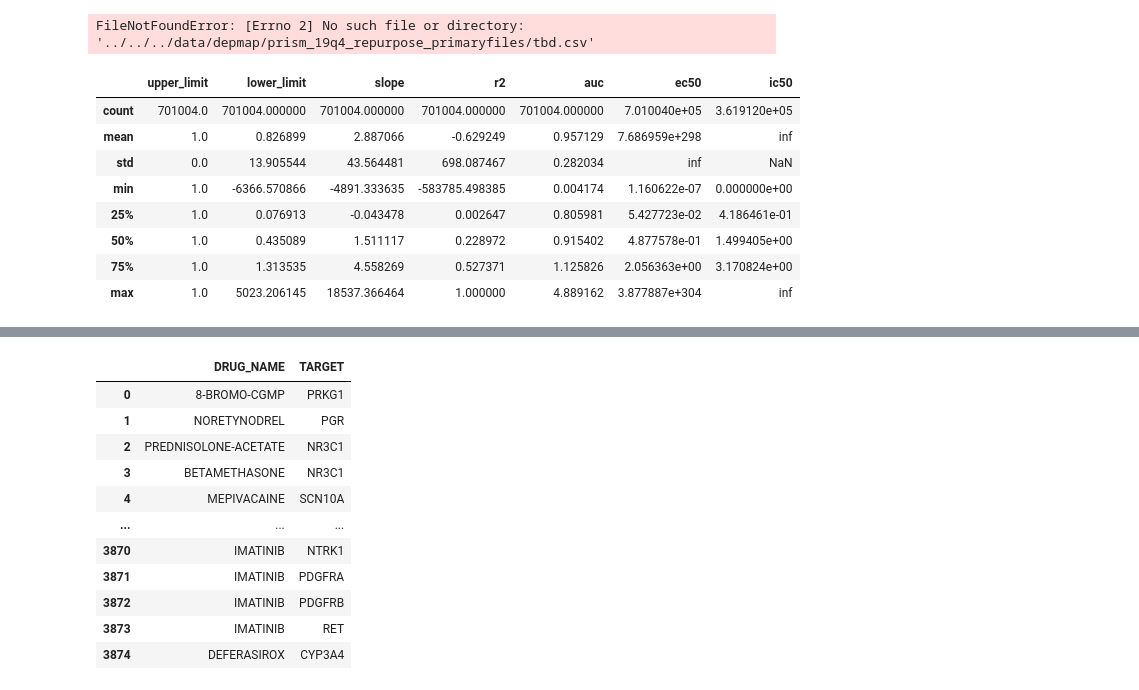
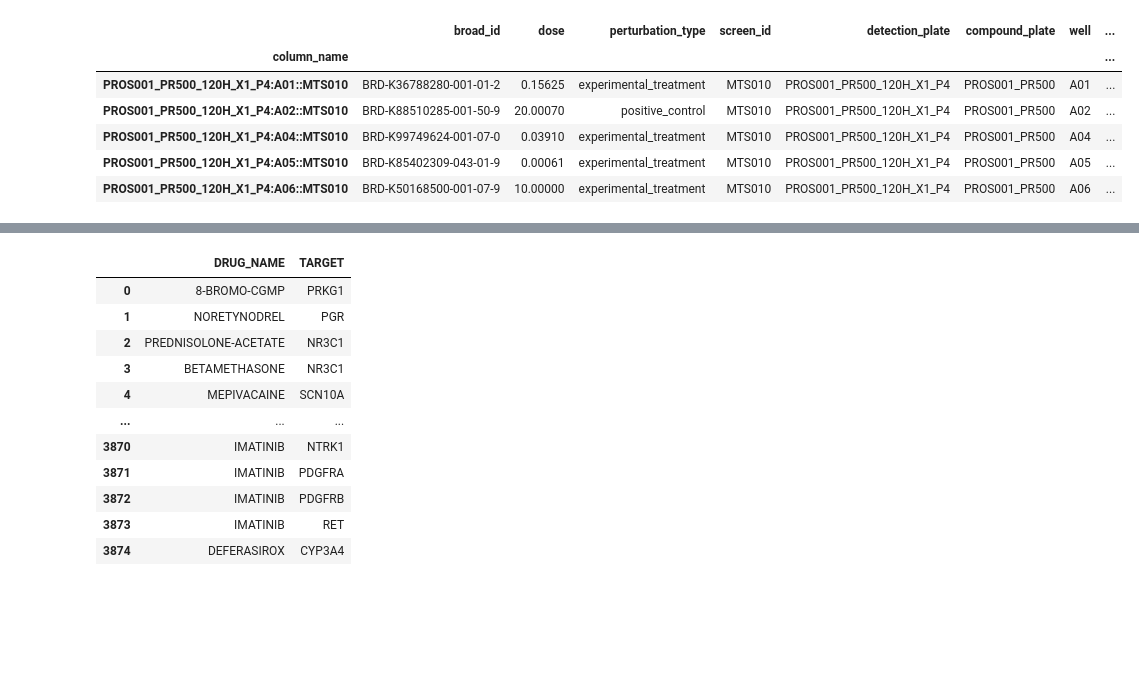
Before and after one commit to PhGK/NeurixAI, a Jupyter notebook: notebooks/preprocessing/Build_compund_embeddings.ipynb, the cells around one changed output, grey strips where cells are left out. Cells and saved outputs as stored; diff of their text form; code cells hidden in the pictures; blank space fills up the shorter version.

```diff
--- a/notebooks/preprocessing/Build_compund_embeddings.ipynb
+++ b/notebooks/preprocessing/Build_compund_embeddings.ipynb
@@ -8,19 +23,12 @@ import os
 # %%
-# Check if correct thing is loaded (with p github csv name)
-drugs_used = pd.read_csv('../../../data/depmap/prism_19q4_repurpose_primaryfiles/tbd.csv', index_col=0)
-# drugs_used = drugs_used.columns.str.split(' ').str[0].drop_duplicates()
-# drugs_used
+# Load Compounds used in the secondary screening
+drugs_secondary_screen_df = pd.read_csv('../../data/raw/prism_19q4_repurpose_primaryfiles/secondary-screen-replicate-treatment-info.csv', index_col=0)
+drugs_secondary_screen_df.head()
 # %% [output]
-FileNotFoundError: [Errno 2] No such file or directory: '../../../data/depmap/prism_19q4_repurpose_primaryfiles/tbd.csv'
+|  | broad_id | dose | perturbation_type | screen_id | detection_plate | compound_plate | well | ... |
+| column_name |  |  |  |  |  |  |  | ... |
+| PROS001_PR500_120H_X1_P4:A01::MTS010 | BRD-K36788280-001-01-2 | 0.15625 | experimental_treatment | MTS010 | PROS001_PR500_120H_X1_P4 | PROS001_PR500 | A01 | ... |
+| PROS001_PR500_120H_X1_P4:A02::MTS010 | BRD-K88510285-001-50-9 | 20.00070 | positive_control | MTS010 | PROS001_PR500_120H_X1_P4 | PROS001_PR500 | A02 | ... |
+| PROS001_PR500_120H_X1_P4:A04::MTS010 | BRD-K99749624-001-07-0 | 0.03910 | experimental_treatment | MTS010 | PROS001_PR500_120H_X1_P4 | PROS001_PR500 | A04 | ... |
+| PROS001_PR500_120H_X1_P4:A05::MTS010 | BRD-K85402309-043-01-9 | 0.00061 | experimental_treatment | MTS010 | PROS001_PR500_120H_X1_P4 | PROS001_PR500 | A05 | ... |
+| PROS001_PR500_120H_X1_P4:A06::MTS010 | BRD-K50168500-001-07-9 | 10.00000 | experimental_treatment | MTS010 | PROS001_PR500_120H_X1_P4 | PROS001_PR500 | A06 | ... |
-# %%
-drugs_used.describe()
-# %% [output]
-|  | upper_limit | lower_limit | slope | r2 | auc | ec50 | ic50 |
-| count | 701004.0 | 701004.000000 | 701004.000000 | 701004.000000 | 701004.000000 | 7.010040e+05 | 3.619120e+05 |
-| mean | 1.0 | 0.826899 | 2.887066 | -0.629249 | 0.957129 | 7.686959e+298 | inf |
-| std | 0.0 | 13.905544 | 43.564481 | 698.087467 | 0.282034 | inf | NaN |
-| min | 1.0 | -6366.570866 | -4891.333635 | -583785.498385 | 0.004174 | 1.160622e-07 | 0.000000e+00 |
-| 25% | 1.0 | 0.076913 | -0.043478 | 0.002647 | 0.805981 | 5.427723e-02 | 4.186461e-01 |
-| 50% | 1.0 | 0.435089 | 1.511117 | 0.228972 | 0.915402 | 4.877578e-01 | 1.499405e+00 |
-| 75% | 1.0 | 1.313535 | 4.558269 | 0.527371 | 1.125826 | 2.056363e+00 | 3.170824e+00 |
-| max | 1.0 | 5023.206145 | 18537.366464 | 1.000000 | 4.889162 | 3.877887e+304 | inf |
```
Also changed, not shown: parts of 8 cells of this notebook.
